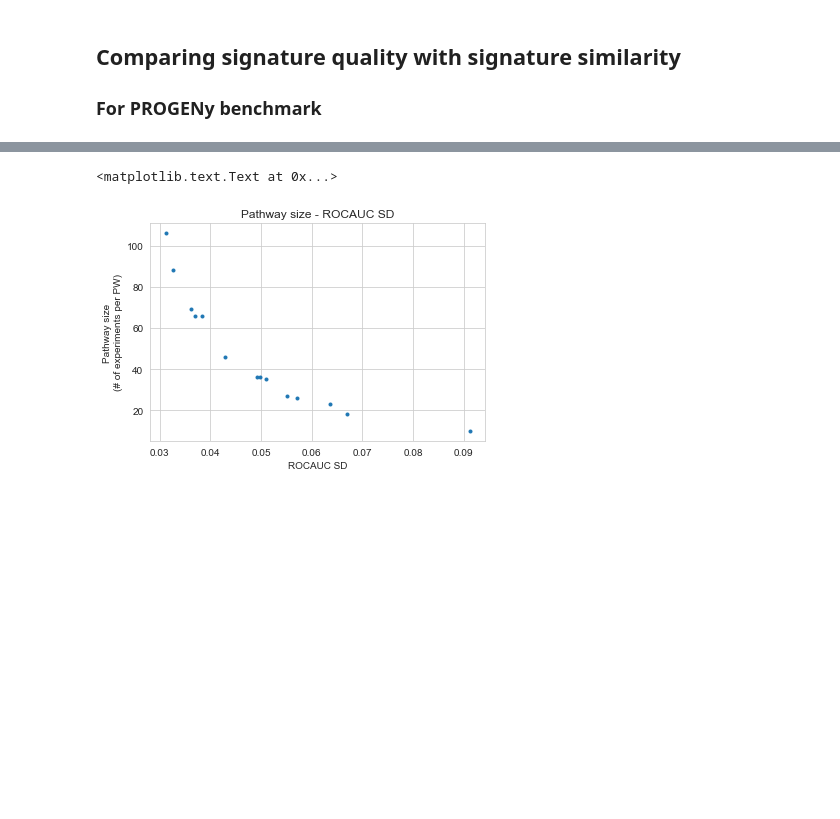
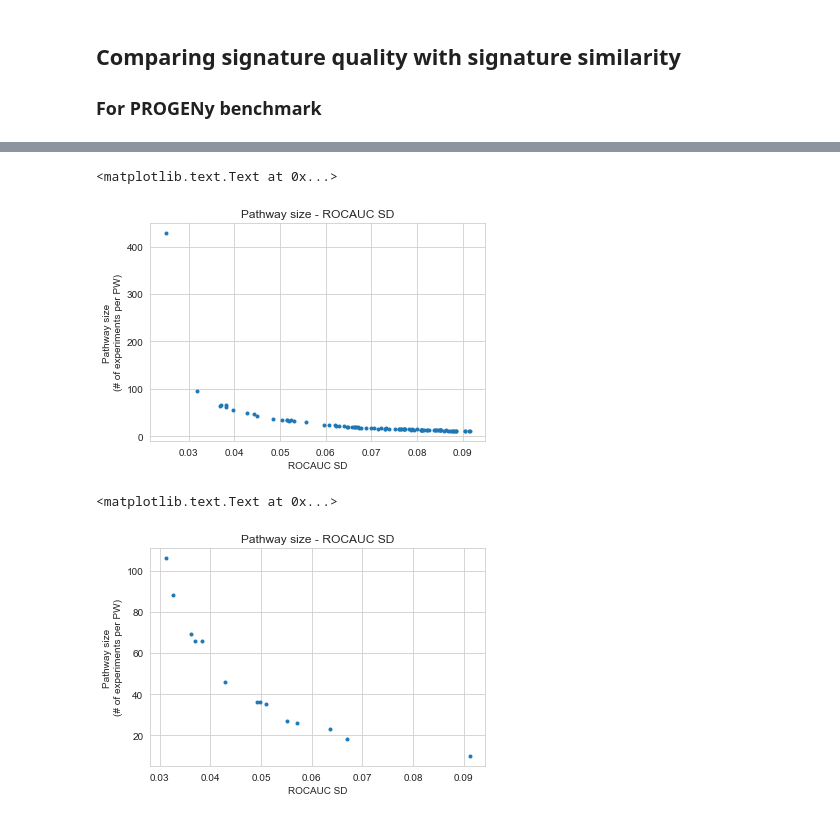
Before and after one commit to bence-szalai/why-pathway-methods-work, a Jupyter notebook: notebooks/quality_similarity_analysis.ipynb, the cells around one changed output, grey strips where cells are left out. Drawn from its saved outputs; the diff is of its cells as text; code cells hidden in the pictures; blank space fills up the shorter version.

```diff
--- a/notebooks/quality_similarity_analysis.ipynb
+++ b/notebooks/quality_similarity_analysis.ipynb
@@ -19,3 +17,22 @@ import pickle as pckl
 sns.set_style("whitegrid")
 
 import os
+# %%
+#check the random distribution of ROC AUCs
+results=pd.read_csv('../results/benchmark/rocaucs/gdsc/random_dist.csv',sep=',',header=0,index_col=0)
+gdsc=pd.read_csv('../results/benchmark/datasets/gdsc_mut.csv',
+                        sep=',',header=0,index_col=0)
+gdsc=gdsc.sum(1)
+gdsc=gdsc[results.index]
+background=pd.DataFrame(index=results.index,columns=['Mean','Sd','Size'])
+background['Mean']=np.mean(results,1)
+background['Sd']=np.std(results,1)
+background['Size']=gdsc
+# %%
+plt.plot(background['Sd'],background['Size'],'.')
+plt.title('Pathway size - ROCAUC SD')
+plt.xlabel('ROCAUC SD')
+plt.ylabel('Pathway size\n(# of experiments per PW)')
+# %% [output]
+<matplotlib.text.Text at 0x...>
+[figure, added]
```
Also changed, not shown: parts of 23 cells of this notebook, 5 other files.
